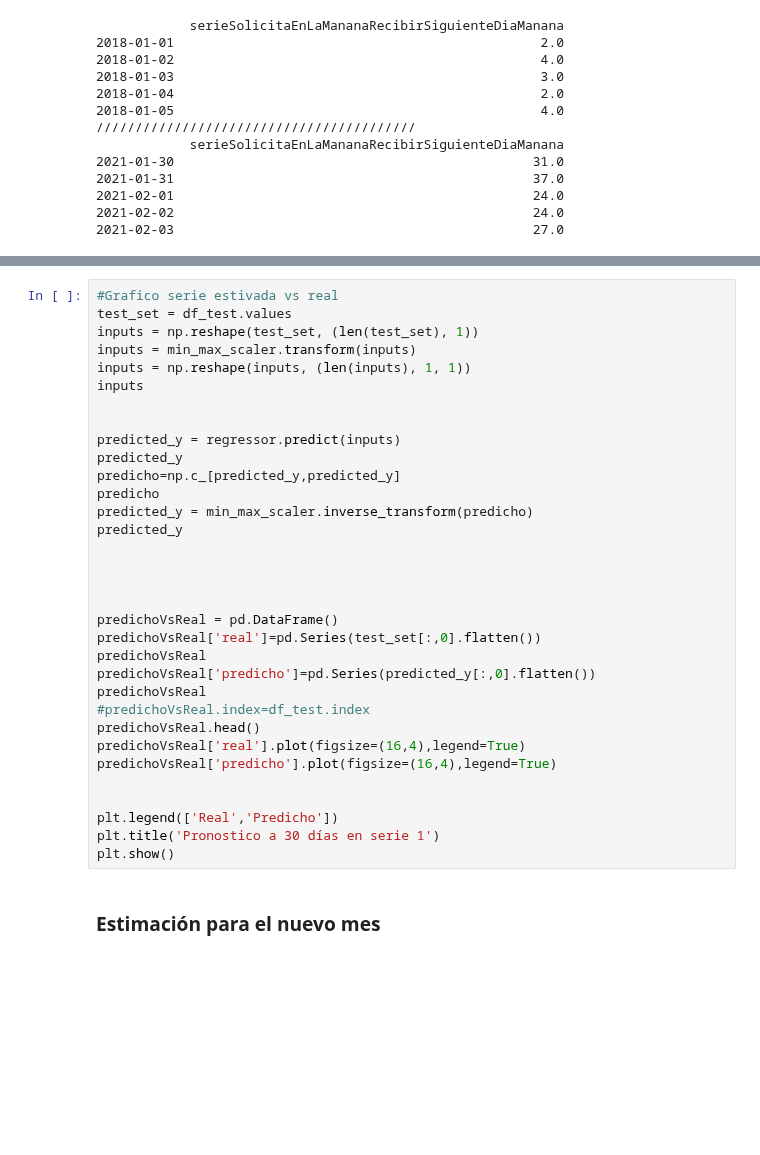
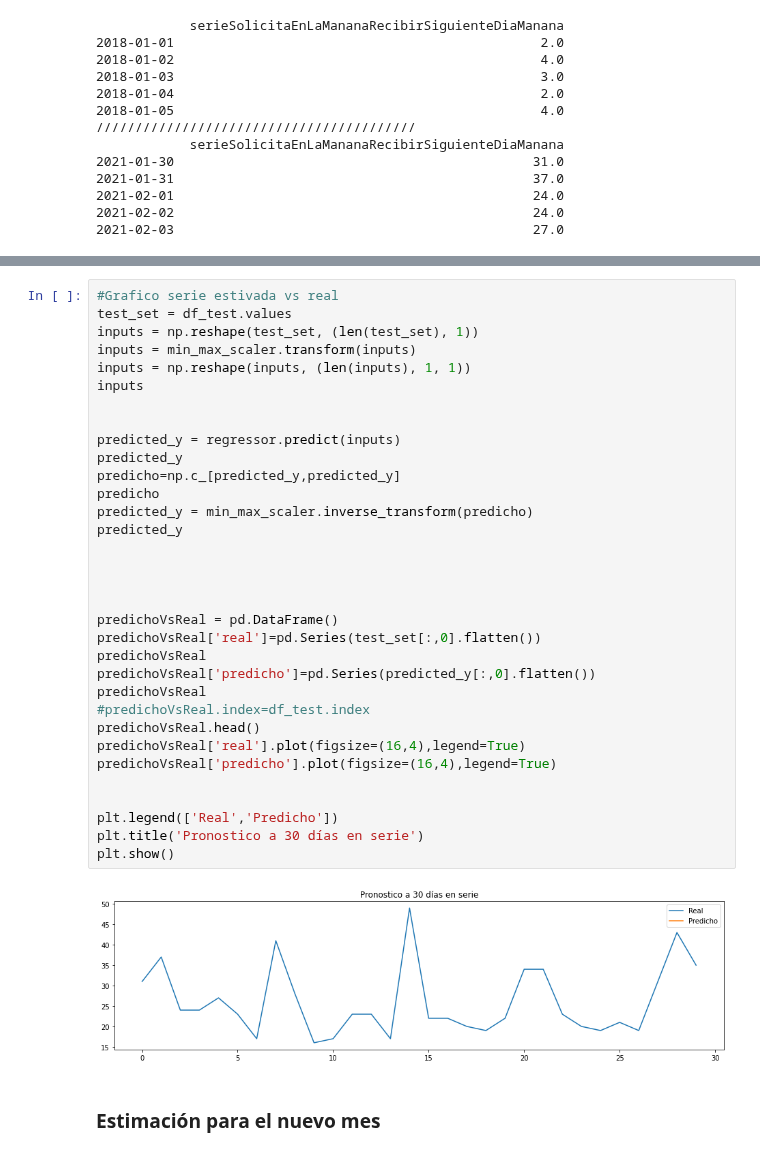
Before and after one commit to elchristog/pruebaDSc, a Jupyter notebook: pruebaDataScientist.ipynb, the cells around one changed output, grey strips where cells are left out. Drawn from its saved outputs; the diff is of its cells as text; blank space fills up the shorter version.

Commit message:
Problema prediciendo segunda serie

```diff
--- a/pruebaDataScientist.ipynb
+++ b/pruebaDataScientist.ipynb
@@ -787,34 +787,36 @@ Epoch 50/50
 test_set = df_test.values
 inputs = np.reshape(test_set, (len(test_set), 1))
 inputs = min_max_scaler.transform(inputs)
 inputs = np.reshape(inputs, (len(inputs), 1, 1))
 inputs
 
 
 predicted_y = regressor.predict(inputs)
 predicted_y
 predicho=np.c_[predicted_y,predicted_y]
 predicho
 predicted_y = min_max_scaler.inverse_transform(predicho)
 predicted_y
 
 
 
 
 predichoVsReal = pd.DataFrame()
 predichoVsReal['real']=pd.Series(test_set[:,0].flatten())
 predichoVsReal
 predichoVsReal['predicho']=pd.Series(predicted_y[:,0].flatten())
 predichoVsReal
 #predichoVsReal.index=df_test.index
 predichoVsReal.head()
 predichoVsReal['real'].plot(figsize=(16,4),legend=True)
 predichoVsReal['predicho'].plot(figsize=(16,4),legend=True)
 
 
 plt.legend(['Real','Predicho'])
-plt.title('Pronostico a 30 días en serie 1')
+plt.title('Pronostico a 30 días en serie')
 plt.show()
+# %% [output]
+[figure, added]
 # %% [markdown]
 ### Estimación para el nuevo mes
 # %%
```
Also changed, not shown: parts of 1 cell of this notebook.
